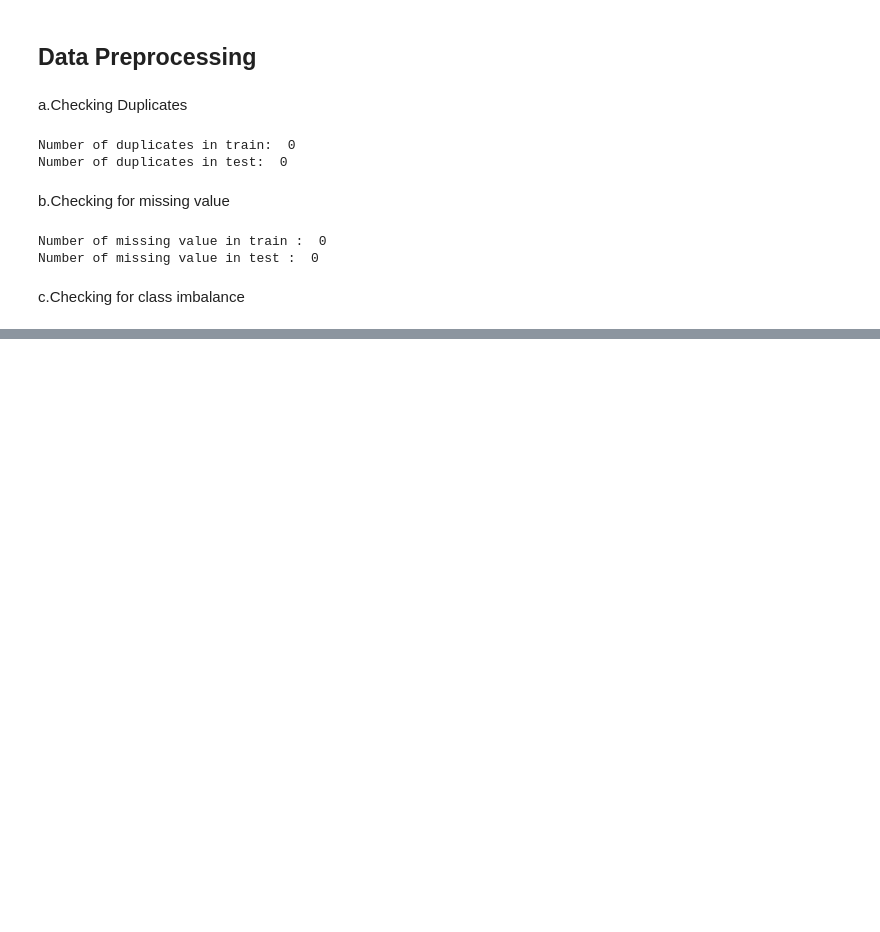
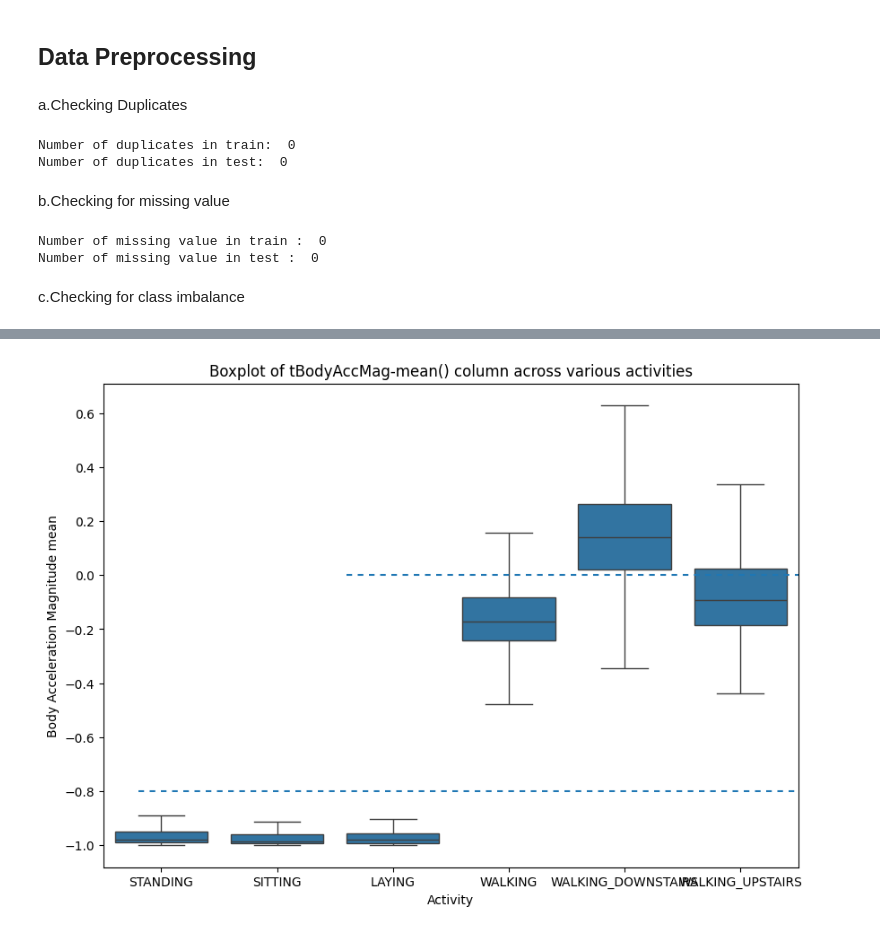
Before and after one commit to 0mcodes/AIML_PROJECTS, a Jupyter notebook: Human Activity Recognition using Smartphone Data/activity.ipynb, the cells around one changed output, grey strips where cells are left out. Drawn from its saved outputs; the diff is of its cells as text; code cells hidden in the pictures; blank space fills up the shorter version.

```diff
--- a/Human Activity Recognition using Smartphone Data/activity.ipynb
+++ b/Human Activity Recognition using Smartphone Data/activity.ipynb
@@ -74,0 +150,10 @@ sns.countplot(train.Activity,order=train.Activity.value_counts().index)
+# %%
+plt.figure(figsize=(10,7))
+sns.boxplot(x = "Activity", y="tBodyAccMag-mean()", data = train, showfliers = False)
+plt.ylabel('Body Acceleration Magnitude mean')
+plt.title("Boxplot of tBodyAccMag-mean() column across various activities")
+plt.axhline(y = -0.8, xmin = 0.05, dashes = (3,3))
+plt.axhline(y= 0.0, xmin = 0.35, dashes=(3,3))
+plt.show()
+# %% [output]
+[figure, added]
```
Also changed, not shown: parts of 11 cells of this notebook.
